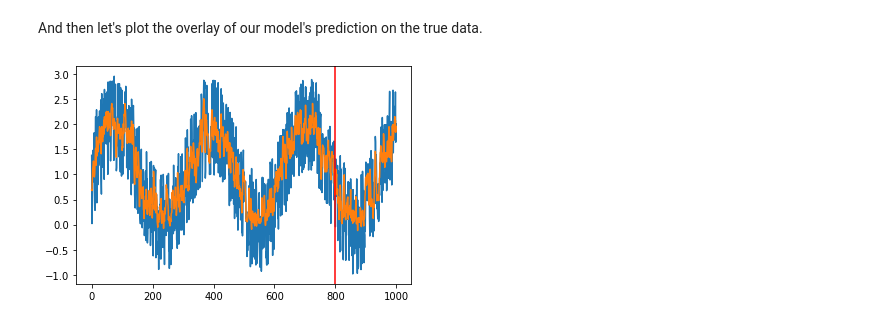
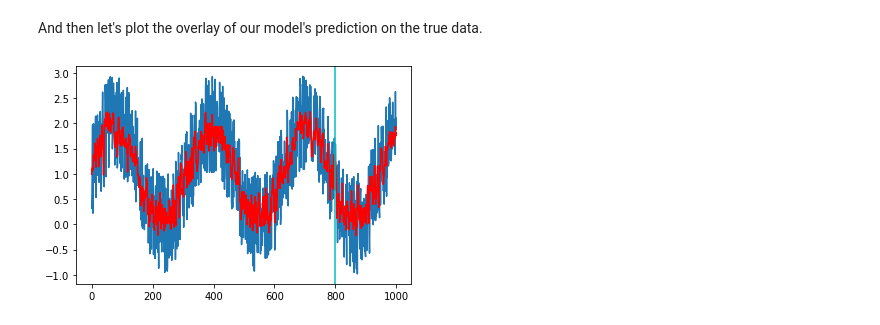
Before and after one commit to simpleParadox/PSYCO-576-Fall-2020, a Jupyter notebook: PSYCO_576_ML_for_Psychology_DW_4.ipynb, the cells around one changed output. Cells and saved outputs as stored; diff of their text form; code cells hidden in the pictures.

```diff
--- a/PSYCO_576_ML_for_Psychology_DW_4.ipynb
+++ b/PSYCO_576_ML_for_Psychology_DW_4.ipynb
@@ -251,14 +267,14 @@ X_test = np.reshape(X_test, (X_test.shape[0], 1, X_test.shape[1]))
 Now let's create our RNN model
 # %%
 model = Sequential()
-model.add(SimpleRNN(units=64, input_shape=(1,step), activation="relu"))
+model.add(SimpleRNN(units=64, input_shape=(1,seq_len), activation="relu"))
 model.add(Dense(16, activation="relu"))
 model.add(Dense(1))
 model.compile(loss='mean_squared_error', optimizer='sgd')
 # %% [markdown]
 After creating the model, let's train it.
 # %%
-model.fit(X_train,y_train, epochs=100, verbose=1)
+model.fit(X_train,y_train, epochs=100, verbose=0)
 train_preds = model.predict(X_train)
 test_preds= model.predict(X_test)
 predicted=np.concatenate((train_preds, test_preds),axis=0)
@@ -267,8 +283,8 @@ And then let's plot the overlay of our model's prediction on the true data.
 # %%
 index = df.index.values
 plt.plot(index,df.values)
-plt.plot(index,predicted)
-plt.axvline(df.index[Tp], c="r")
+plt.plot(index,predicted, c='r')
+plt.axvline(df.index[Tp], c="c")
 plt.show()
 # %% [output]
-[figure, old version]
+[figure, new version]
```
Also changed, not shown: parts of 9 cells of this notebook.
